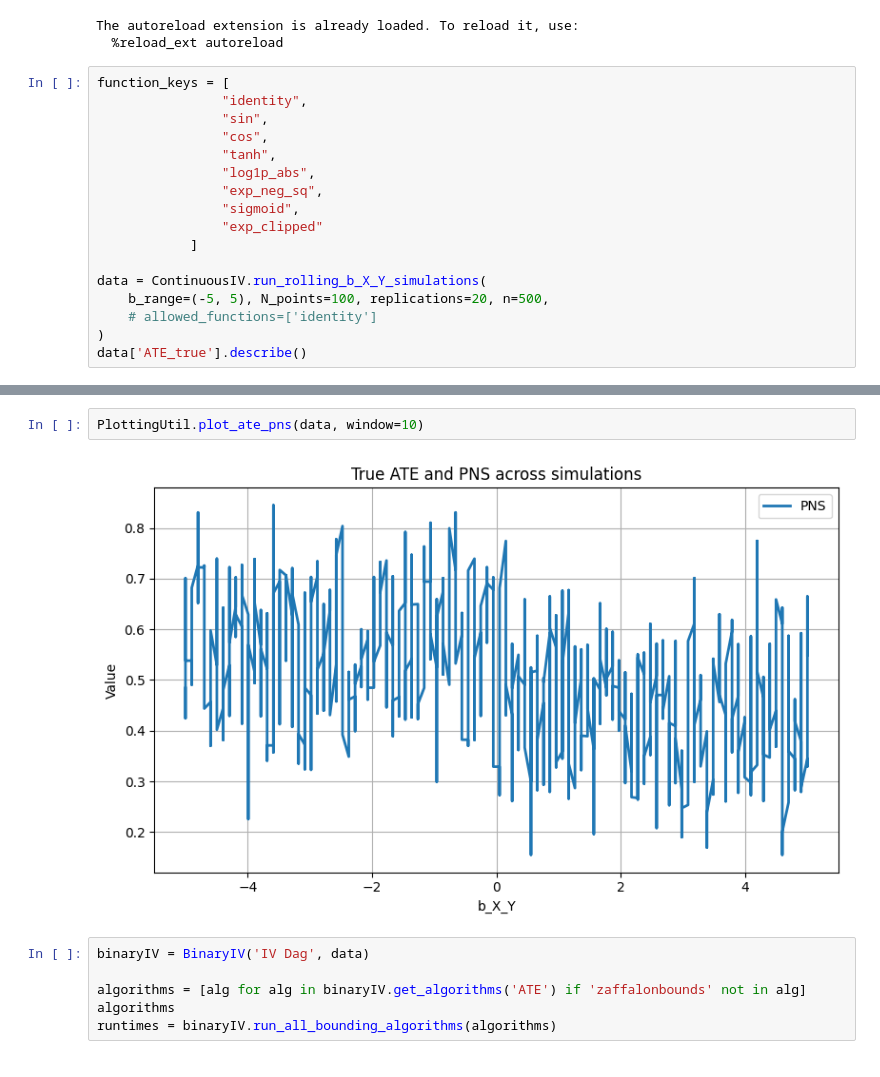
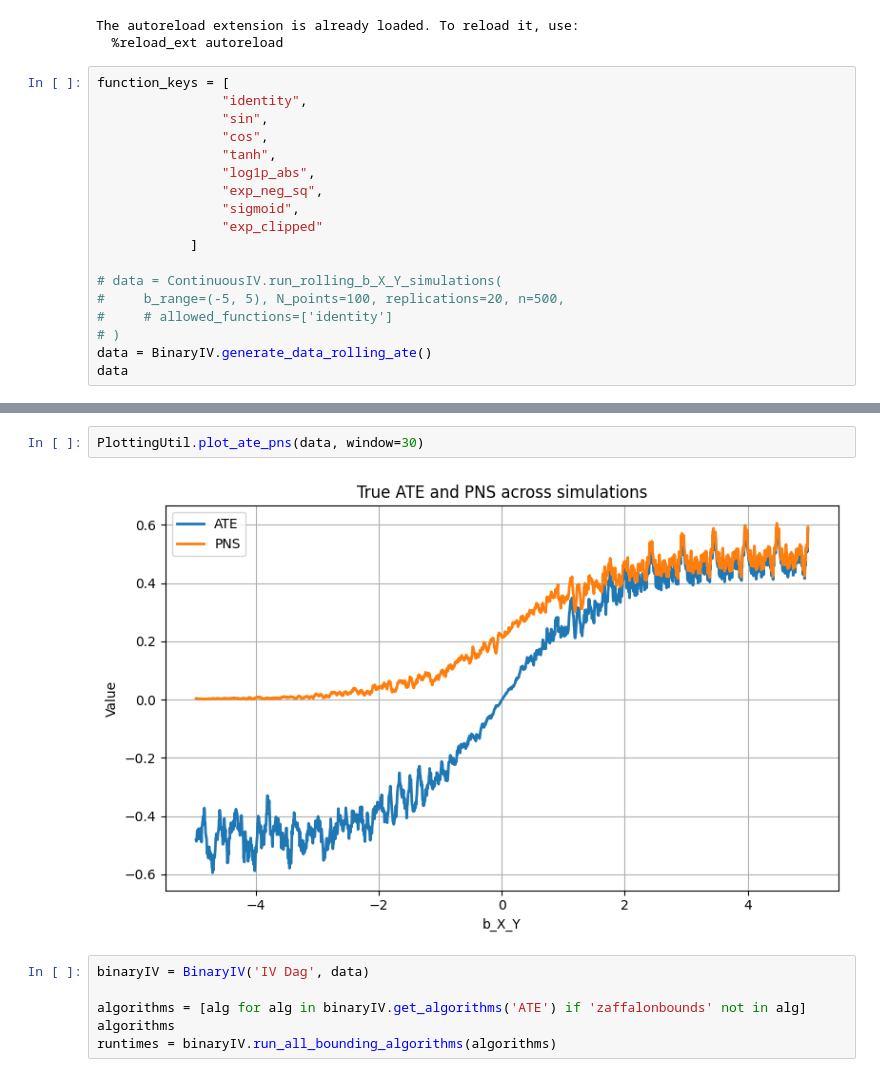
Before and after one commit to tmaringgele/causal-bounds, a Jupyter notebook: simulation_engine/test.ipynb, the cells around one changed output, grey strips where cells are left out. Saved outputs shown, nothing was run; the diff lists cells and outputs as text.

```diff
--- a/simulation_engine/test.ipynb
+++ b/simulation_engine/test.ipynb
@@ -36,9 +36,10 @@ function_keys = [
                 "exp_clipped"
             ]
 
-data = ContinuousIV.run_rolling_b_X_Y_simulations(
-    b_range=(-5, 5), N_points=100, replications=20, n=500,
-    # allowed_functions=['identity']
-)
-data['ATE_true'].describe()
+# data = ContinuousIV.run_rolling_b_X_Y_simulations(
+#     b_range=(-5, 5), N_points=100, replications=20, n=500,
+#     # allowed_functions=['identity']
+# )
+data = BinaryIV.generate_data_rolling_ate()
+data
 # %% [output]
@@ -66,7 +79,7 @@ pd.DataFrame(data.iloc[100].Y).describe()
 # %%
-PlottingUtil.plot_ate_pns(data, window=10)
+PlottingUtil.plot_ate_pns(data, window=30)
 # %% [output]
-[figure, old version]
+[figure, new version]
 # %%
 binaryIV = BinaryIV('IV Dag', data)
 
```
Also changed, not shown: parts of 3 cells of this notebook, 5 other files.
